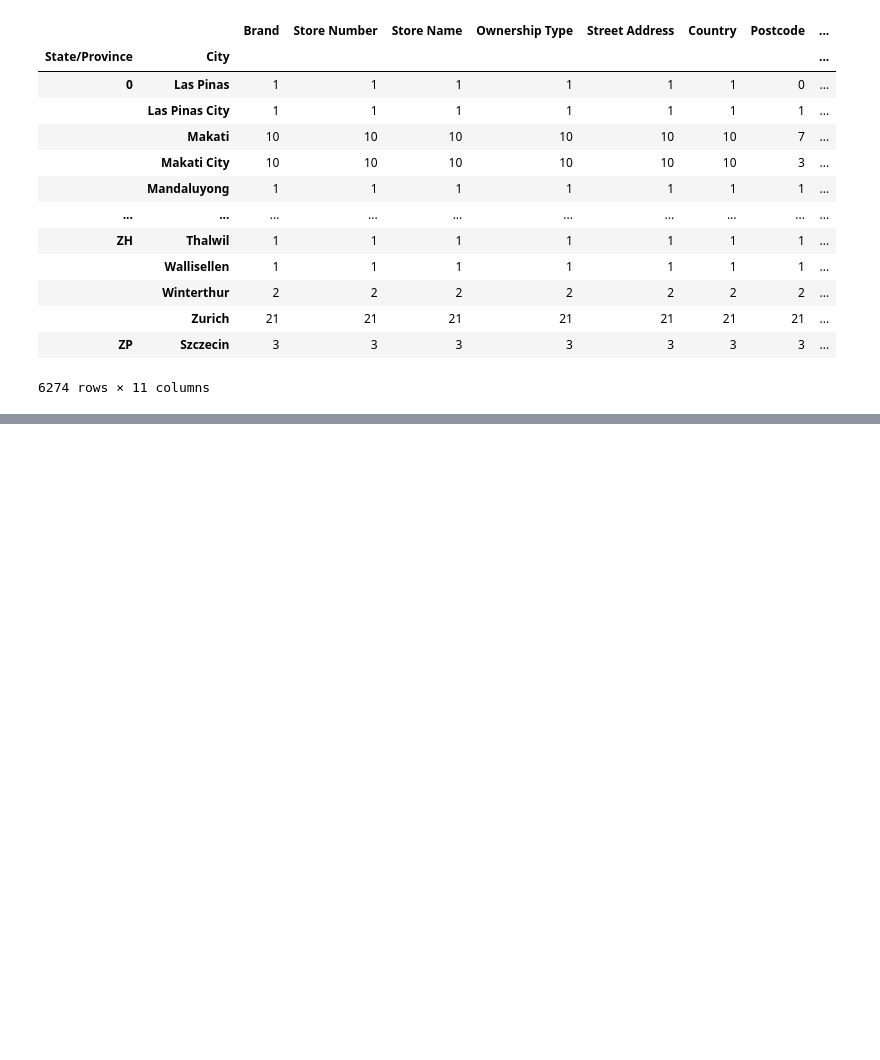
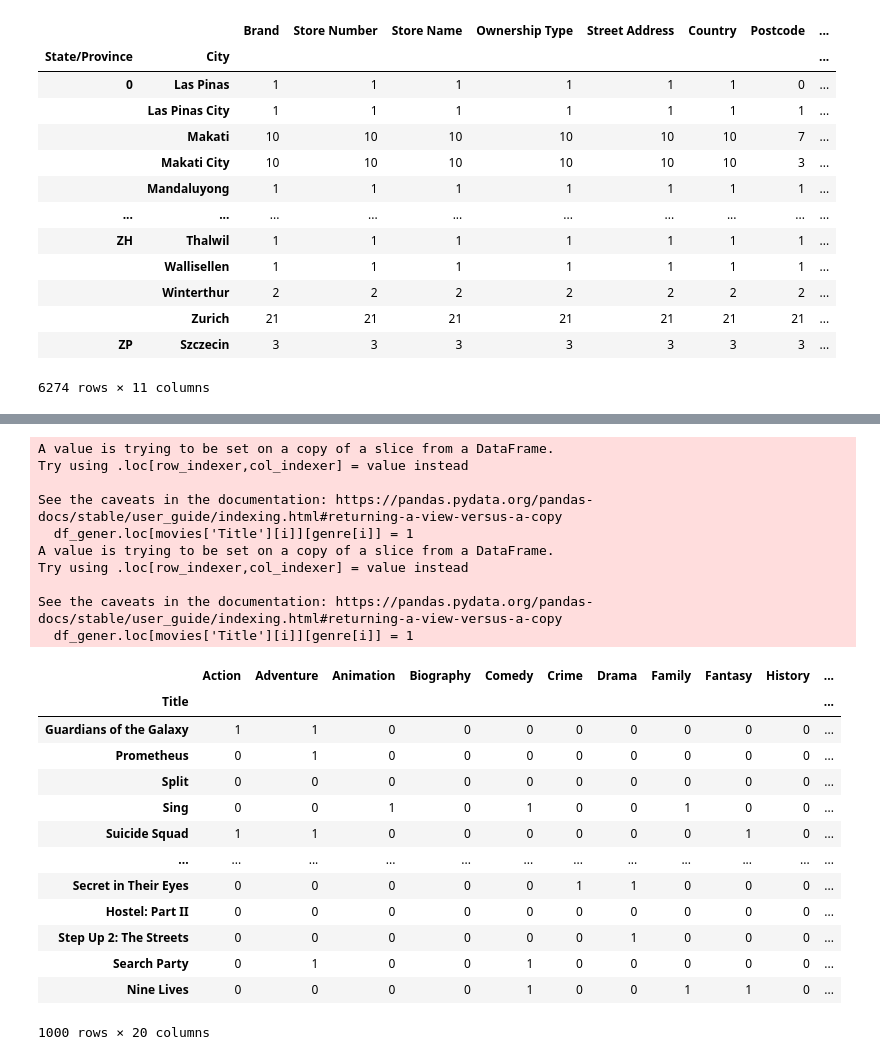
Before and after one commit to NekoSilverFox/Data-Mining, a Jupyter notebook: 003 - Pandas/Pandas.ipynb, the cells around one changed output, grey strips where cells are left out. Drawn from its saved outputs; the diff is of its cells as text; code cells hidden in the pictures; blank space fills up the shorter version.

```diff
--- a/003 - Pandas/Pandas.ipynb
+++ b/003 - Pandas/Pandas.ipynb
@@ -1745,0 +1930,33 @@ sb_sount2
+# %%
+# 5. 遍历每一部电影，genre 中把分类出现的列的值置为1
+# df_gener.loc[[i for i in movies['Title']], genre] + 1 ERROR，因为一次只能索引一行
+
+for i in range(movies.shape[0]):
+    df_gener.loc[movies['Title'][i]][genre[i]] = 1
+
+df_gener
+# %% [output]
+A value is trying to be set on a copy of a slice from a DataFrame.
+Try using .loc[row_indexer,col_indexer] = value instead
+
+See the caveats in the documentation: https://pandas.pydata.org/pandas-docs/stable/user_guide/indexing.html#returning-a-view-versus-a-copy
+  df_gener.loc[movies['Title'][i]][genre[i]] = 1
+A value is trying to be set on a copy of a slice from a DataFrame.
+Try using .loc[row_indexer,col_indexer] = value instead
+
+See the caveats in the documentation: https://pandas.pydata.org/pandas-docs/stable/user_guide/indexing.html#returning-a-view-versus-a-copy
+  df_gener.loc[movies['Title'][i]][genre[i]] = 1
+|  | Action | Adventure | Animation | Biography | Comedy | Crime | Drama | Family | Fantasy | History | ... |
+| Title |  |  |  |  |  |  |  |  |  |  | ... |
+| Guardians of the Galaxy | 1 | 1 | 0 | 0 | 0 | 0 | 0 | 0 | 0 | 0 | ... |
+| Prometheus | 0 | 1 | 0 | 0 | 0 | 0 | 0 | 0 | 0 | 0 | ... |
+| Split | 0 | 0 | 0 | 0 | 0 | 0 | 0 | 0 | 0 | 0 | ... |
+| Sing | 0 | 0 | 1 | 0 | 1 | 0 | 0 | 1 | 0 | 0 | ... |
+| Suicide Squad | 1 | 1 | 0 | 0 | 0 | 0 | 0 | 0 | 1 | 0 | ... |
+| ... | ... | ... | ... | ... | ... | ... | ... | ... | ... | ... | ... |
+| Secret in Their Eyes | 0 | 0 | 0 | 0 | 0 | 1 | 1 | 0 | 0 | 0 | ... |
+| Hostel: Part II | 0 | 0 | 0 | 0 | 0 | 0 | 0 | 0 | 0 | 0 | ... |
+| Step Up 2: The Streets | 0 | 0 | 0 | 0 | 0 | 0 | 1 | 0 | 0 | 0 | ... |
+| Search Party | 0 | 1 | 0 | 0 | 1 | 0 | 0 | 0 | 0 | 0 | ... |
+| Nine Lives | 0 | 0 | 0 | 0 | 1 | 0 | 0 | 1 | 1 | 0 | ... |
+1000 rows × 20 columns
```
Also changed, not shown: parts of 21 cells of this notebook, 3 other files.
